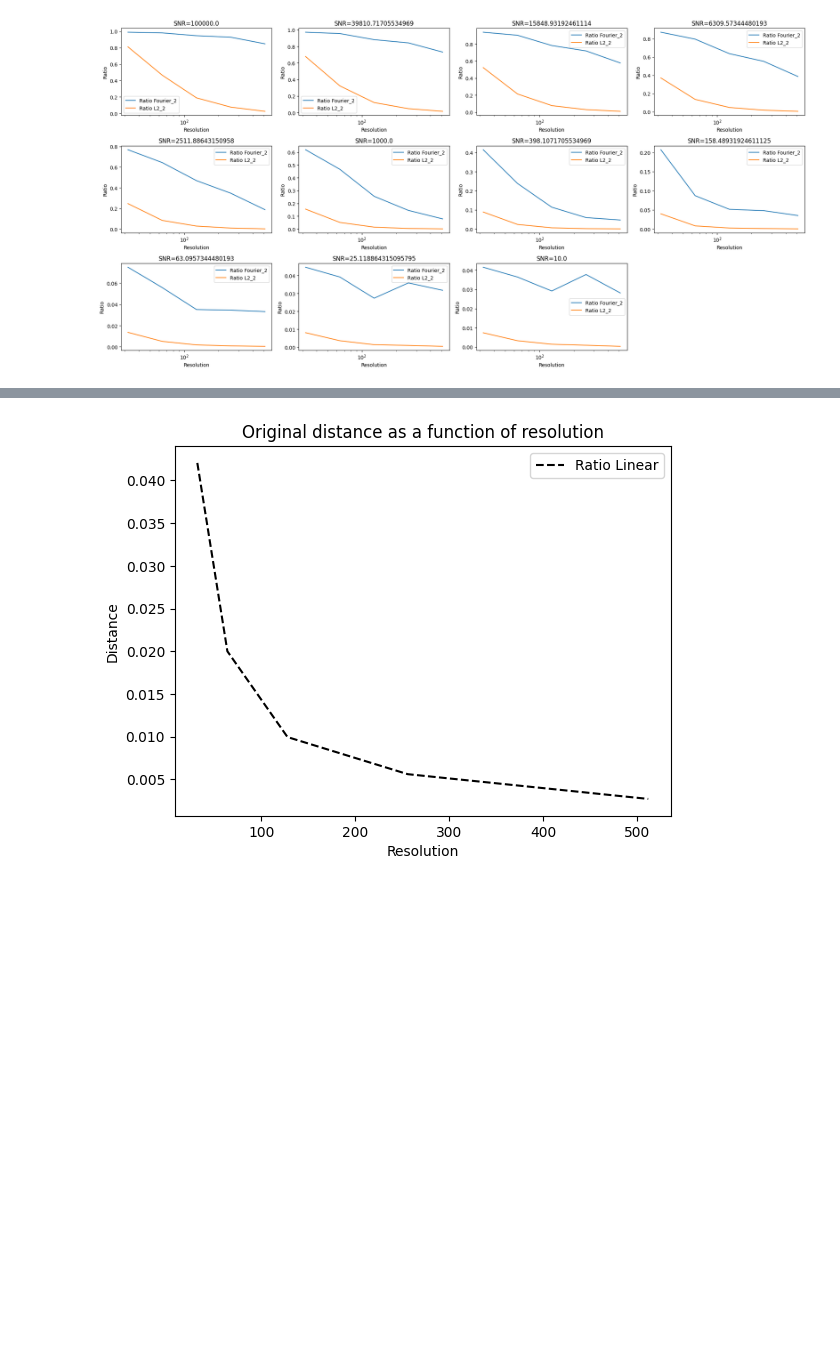
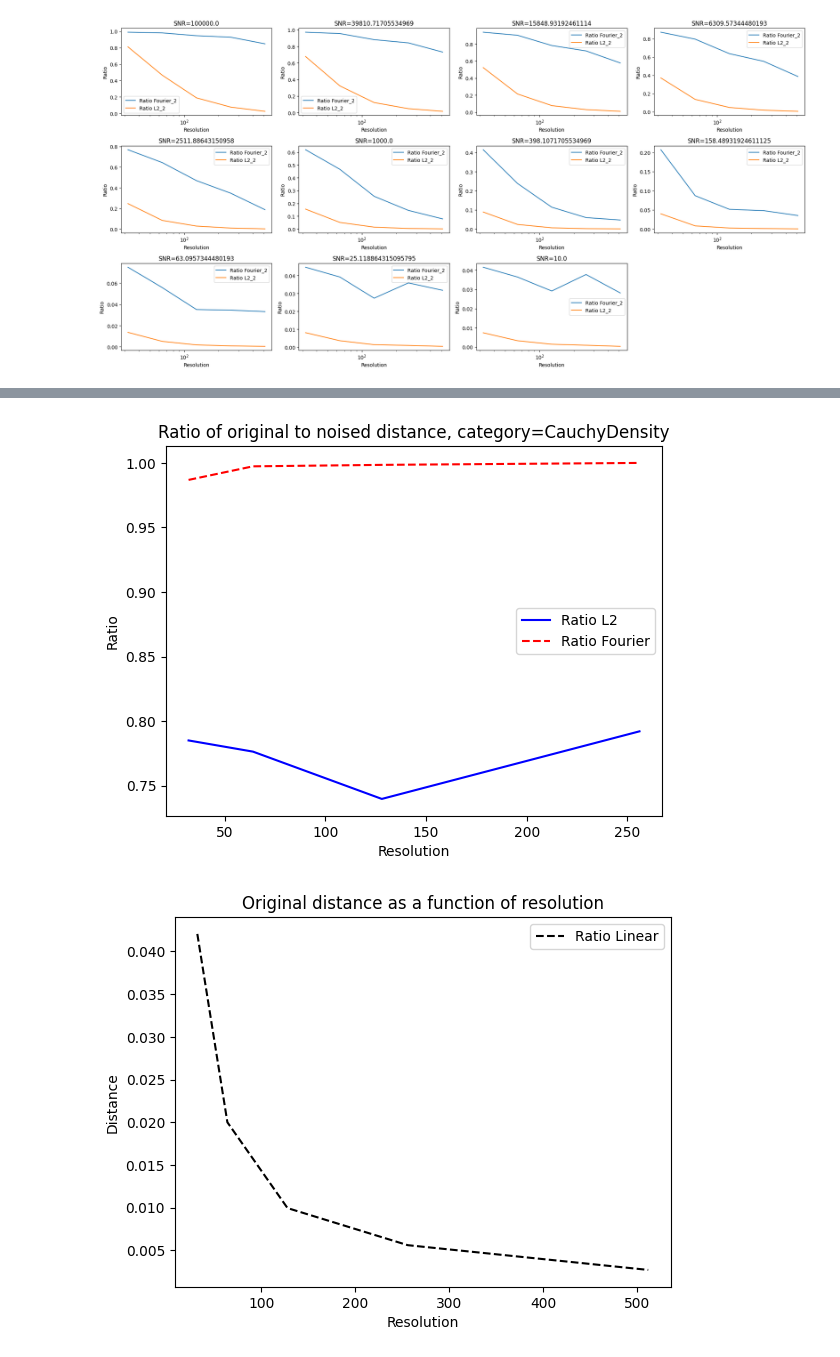
Before and after one commit to warik21/Thesis, a Jupyter notebook: Playground.ipynb, the cells around one changed output, grey strips where cells are left out. Cells and saved outputs as stored; diff of their text form; code cells hidden in the pictures; blank space fills up the shorter version.

```diff
--- a/Playground.ipynb
+++ b/Playground.ipynb
@@ -325,0 +325,5 @@ plt.show()
+# %%
+subset = df1.drop(['Category','image1_index', 'image2_index'], axis=1)
+category = category_names[0]
+print(f'The lowest L2 ratio is {df1[df1["Category"] == category]["L2 Ratio"].min()}')
+print(f'The lowest Fourier ratio is {df1[df1["Category"] == category]["Fourier Ratio"].min()}')
@@ -325,0 +333,4 @@ plt.show()
+# %%
+noises = subset['Noise'].unique()
+# %%
+subset2 = subset[subset['Noise'] == noises[7]]
@@ -326,3 +354,19 @@ plt.show()
+# %%
+#df_grouped = subset.groupby('Noise').mean().reset_index()
+df_grouped = subset2.groupby('Resolution').mean().reset_index()
+
+plt.plot(df_grouped['Resolution'], df_grouped['L2 Ratio'], label='Ratio L2', color='blue')
+plt.plot(df_grouped['Resolution'], df_grouped['Fourier Ratio'], label='Ratio Fourier', color='red', linestyle='--')
+
+#plt.xscale('log')
+plt.title(f'Ratio of original to noised distance, category={category}')
+plt.xlabel('Resolution')
+plt.ylabel('Ratio')
+plt.legend()
+
+plt.show()
+# %% [output]
+[figure, added]
 # %%
 #plt.plot(df_grouped['Resolution'], df_grouped['Fourier Original'], label='Ratio Fourier', color='blue')
 plt.plot(df_grouped['Resolution'], df_grouped['L2 Original'], label='Ratio Linear', color='black', linestyle='--')
```
Also changed, not shown: parts of 5 cells of this notebook.
